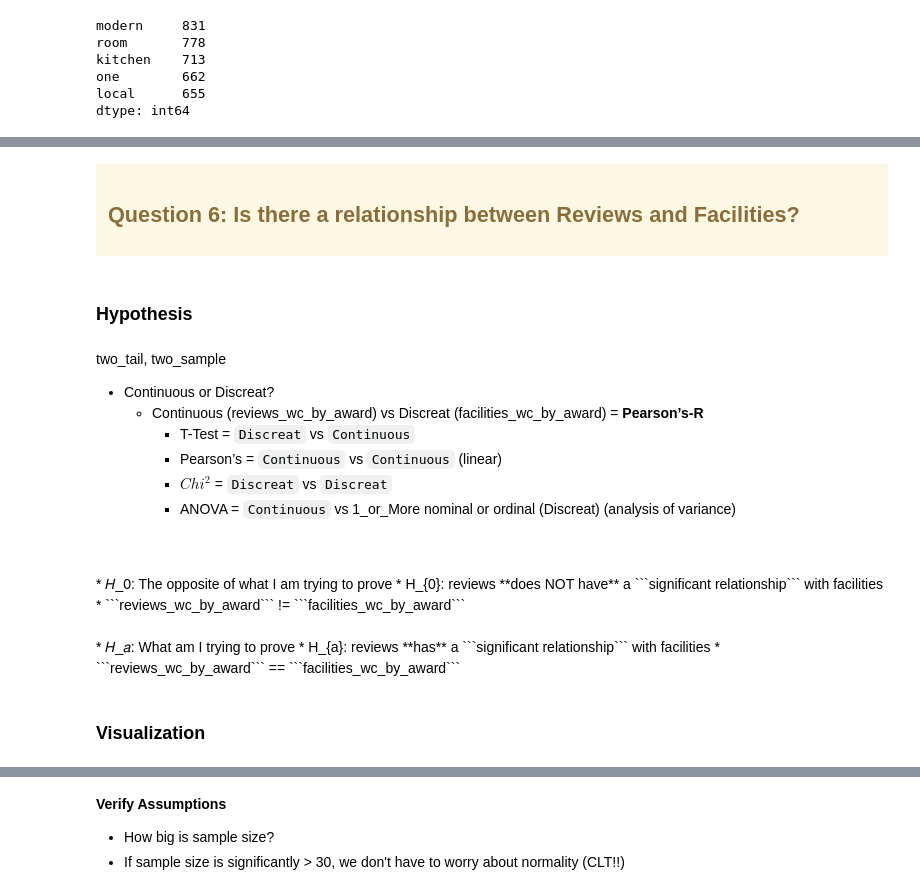
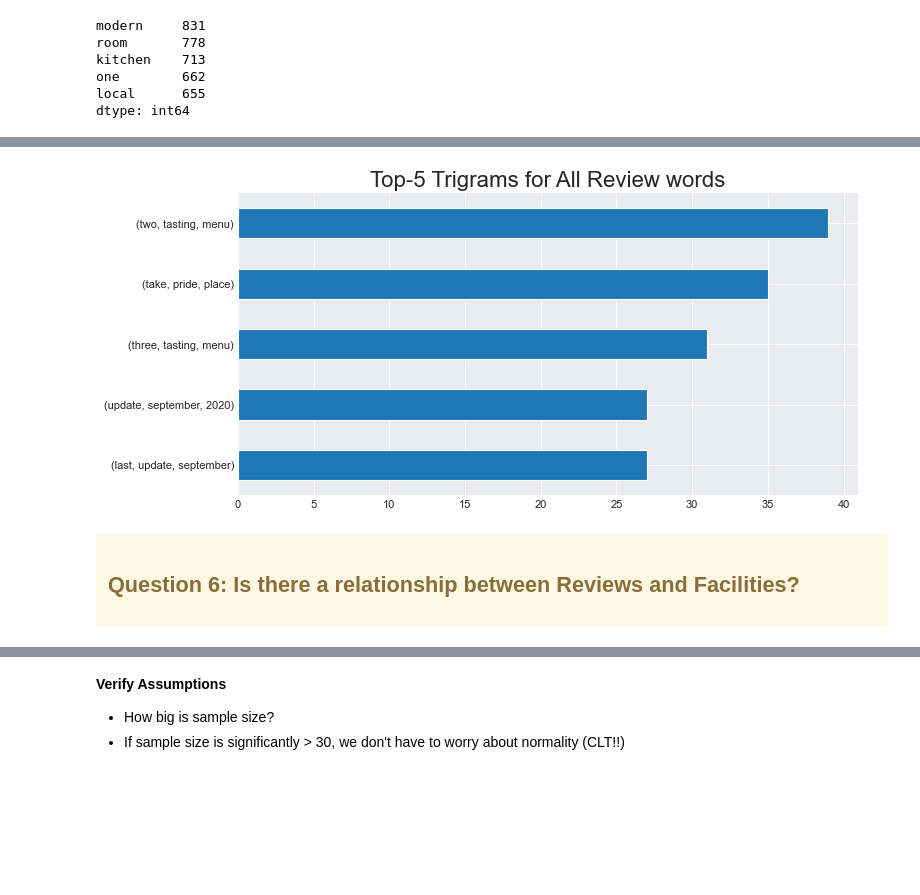
Before and after one commit to CodeupGourmands/Michelin_NLP_Capstone, a Jupyter notebook: mvp_notebook.ipynb, the cells around one changed output, grey strips where cells are left out. Cells and saved outputs as stored; diff of their text form; code cells hidden in the pictures; blank space fills up the shorter version.

````diff
--- a/mvp_notebook.ipynb
+++ b/mvp_notebook.ipynb
@@ -223,27 +202,9 @@ plt.show()
+# %%
+# Show visualization for Top-5 Trigrams
+e.QMCBT_viz_3()
+# %% [output]
+[figure, added]
 # %% [markdown]
 <div class="alert alert-warning">
 
 ## Question 6: Is there a relationship between Reviews and Facilities?
-# %% [markdown]
-### Hypothesis
-# %% [markdown]
-two_tail, two_sample
-
-* Continuous or Discreat?
-    * Continuous (reviews_wc_by_award) vs Discreat (facilities_wc_by_award) = **Pearson’s-R**
-        * T-Test = ```Discreat``` vs ```Continuous```
-        * Pearson’s = ```Continuous``` vs ```Continuous``` (linear)
-        * $Chi^2$ = ```Discreat``` vs ```Discreat```
-        * ANOVA = ```Continuous``` vs 1_or_More nominal or ordinal (Discreat) (analysis of variance)
-<br>
-<br>
-* 𝐻_0: The opposite of what I am trying to prove
-    * H_{0}: reviews **does NOT have** a ```significant relationship``` with facilities
-    * ```reviews_wc_by_award``` != ```facilities_wc_by_award```
-<br>
-<br>
-* 𝐻_𝑎: What am I trying to prove
-    * H_{a}: reviews **has** a ```significant relationship``` with facilities
-    * ```reviews_wc_by_award``` == ```facilities_wc_by_award```
-# %% [markdown]
-### Visualization
````
Also changed, not shown: parts of 27 cells of this notebook, 1 other file.
